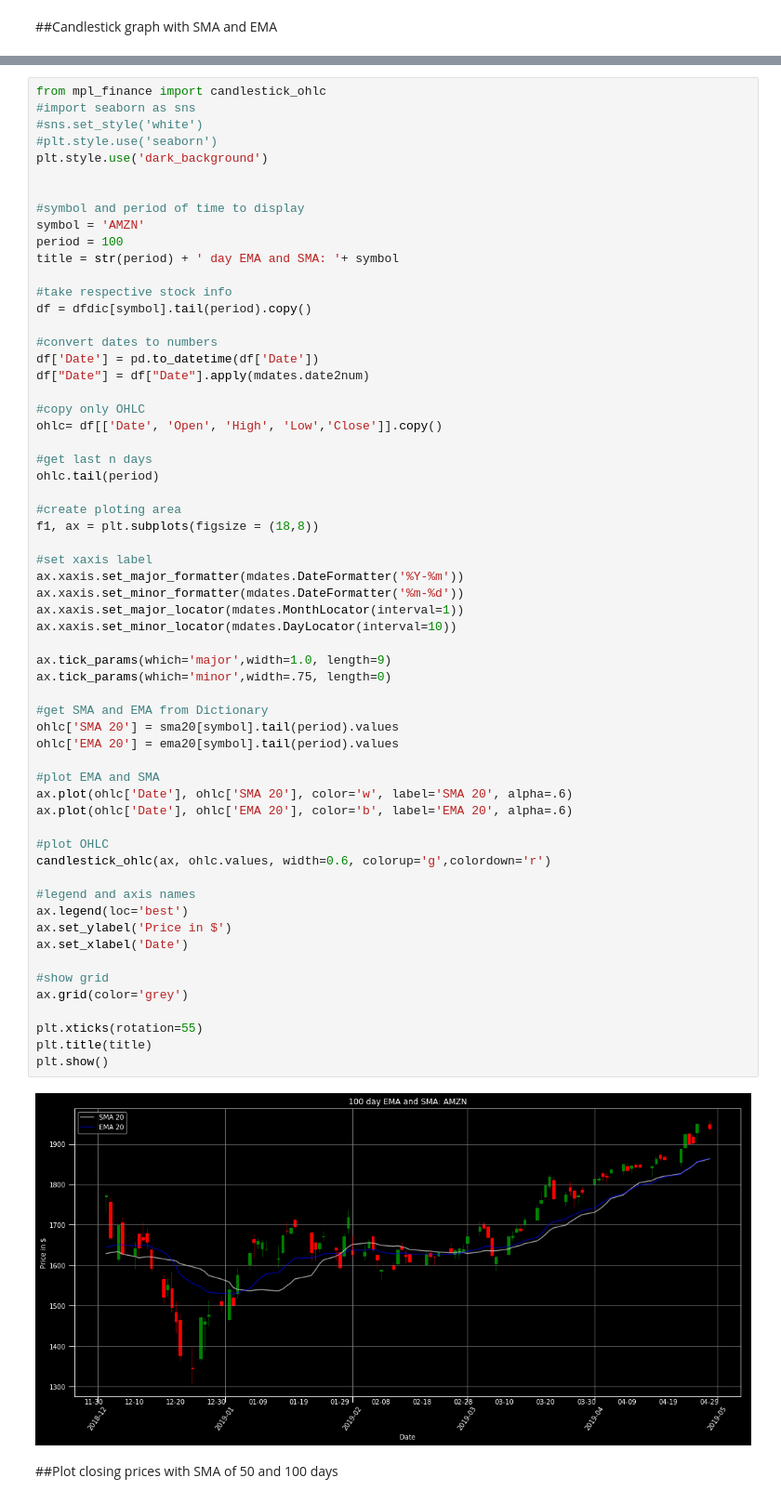
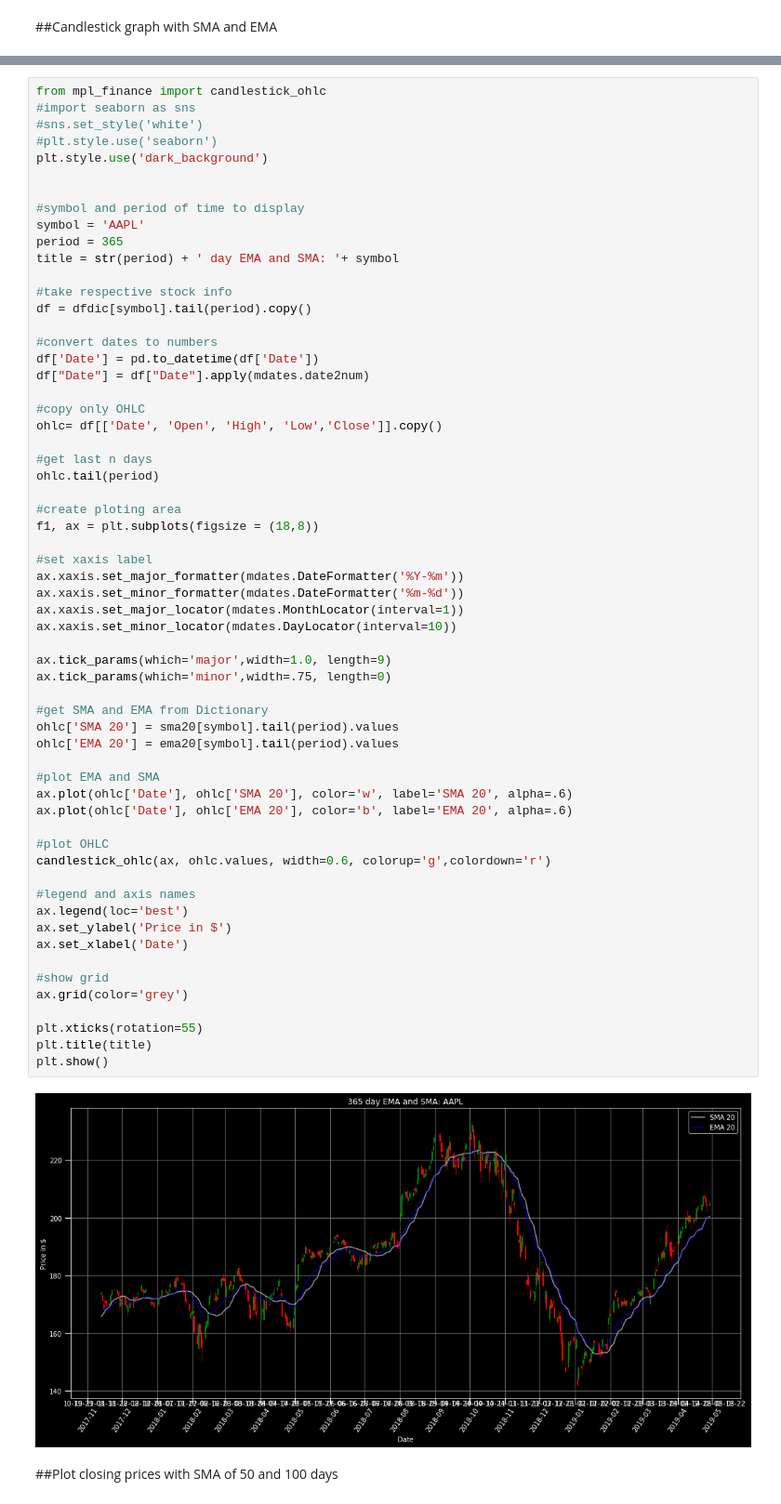
Before and after one commit to nicknovoa03/Stock-trader, a Jupyter notebook: analysis.ipynb, the cells around one changed output, grey strips where cells are left out. Shown: that part at 93% size. Saved outputs shown, nothing was run; the diff lists cells and outputs as text.

```diff
--- a/analysis.ipynb
+++ b/analysis.ipynb
@@ -124,8 +164,8 @@ plt.style.use('dark_background')
 
 
 #symbol and period of time to display
-symbol = 'AMZN'
-period = 100
+symbol = 'AAPL'
+period = 365
 title = str(period) + ' day EMA and SMA: '+ symbol
 
 #take respective stock info
@@ -149,34 +189,34 @@ ax.xaxis.set_major_formatter(mdates.DateFormatter('%Y-%m'))
 ax.xaxis.set_minor_formatter(mdates.DateFormatter('%m-%d'))
 ax.xaxis.set_major_locator(mdates.MonthLocator(interval=1))
 ax.xaxis.set_minor_locator(mdates.DayLocator(interval=10))
 
 ax.tick_params(which='major',width=1.0, length=9)
 ax.tick_params(which='minor',width=.75, length=0)
 
 #get SMA and EMA from Dictionary
 ohlc['SMA 20'] = sma20[symbol].tail(period).values
 ohlc['EMA 20'] = ema20[symbol].tail(period).values
 
 #plot EMA and SMA
 ax.plot(ohlc['Date'], ohlc['SMA 20'], color='w', label='SMA 20', alpha=.6)
 ax.plot(ohlc['Date'], ohlc['EMA 20'], color='b', label='EMA 20', alpha=.6)
 
 #plot OHLC
 candlestick_ohlc(ax, ohlc.values, width=0.6, colorup='g',colordown='r')
 
 #legend and axis names
 ax.legend(loc='best')
 ax.set_ylabel('Price in $')
 ax.set_xlabel('Date')
 
 #show grid
 ax.grid(color='grey')
 
 plt.xticks(rotation=55)
 plt.title(title)
 plt.show()
 # %% [output]
-[figure, old version]
+[figure, new version]
 # %% [markdown]
 ##Plot closing prices with SMA of 50 and 100 days
 # %%
```
Also changed, not shown: parts of 4 cells of this notebook.
